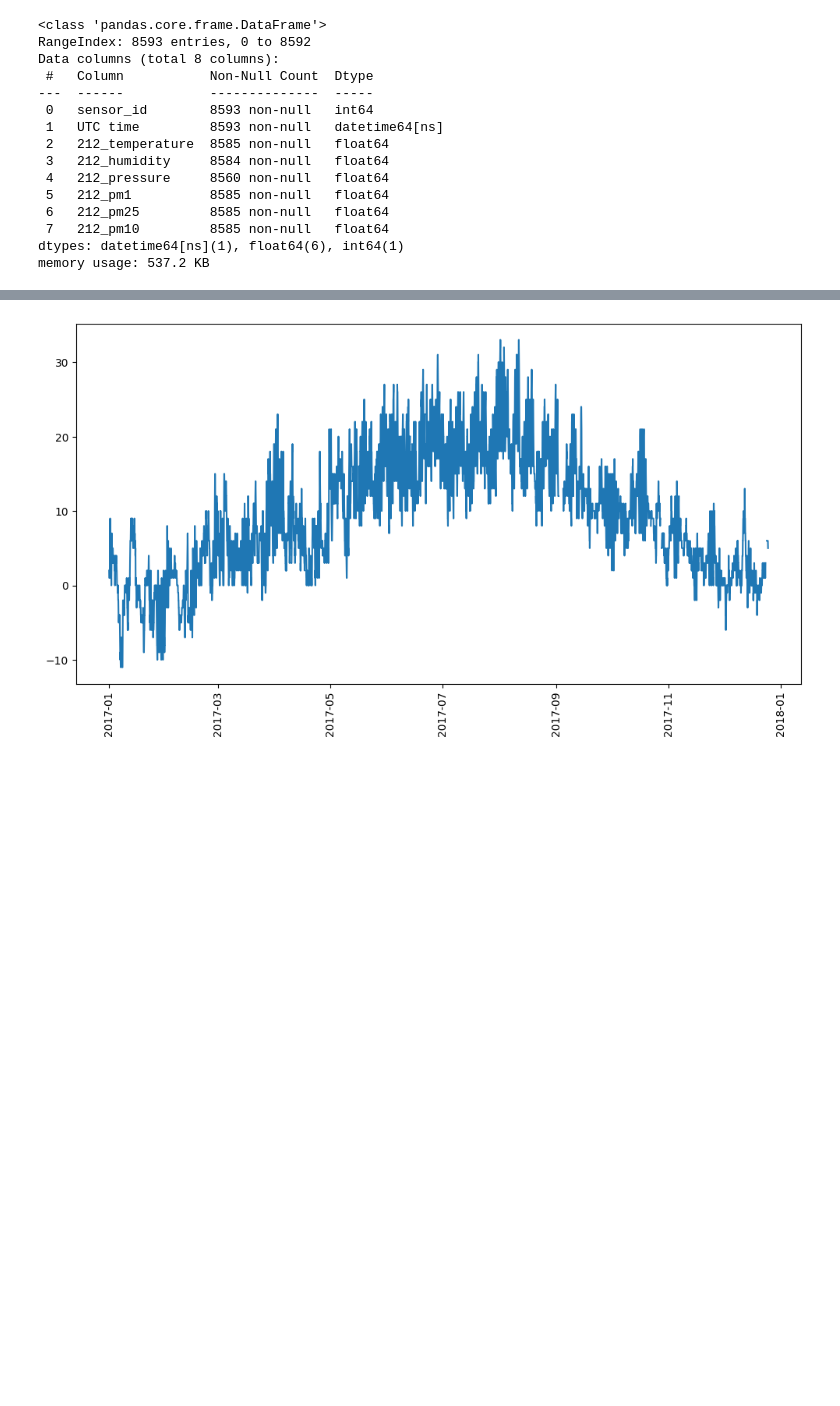
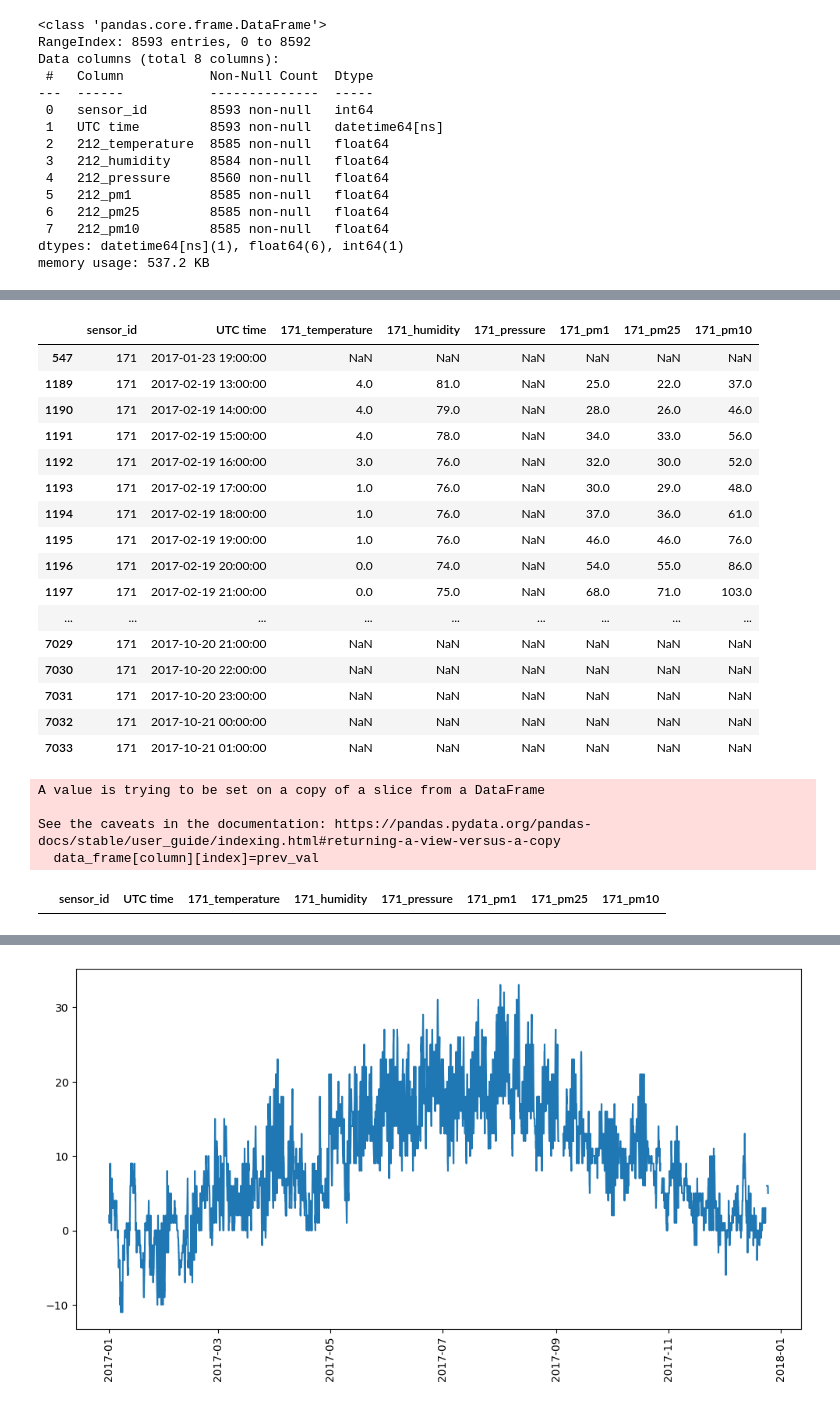
Before and after one commit to dan-ski/Air_quality, a Jupyter notebook: Air quality data preprocessing and analysis.ipynb, the cells around one changed output, grey strips where cells are left out. Saved outputs shown, nothing was run; the diff lists cells and outputs as text; code cells hidden in the pictures; blank space fills up the shorter version.

```diff
--- a/Air quality data preprocessing and analysis.ipynb
+++ b/Air quality data preprocessing and analysis.ipynb
@@ -897,0 +998,33 @@ new_sensor_dict[212][new_sensor_dict[212].isna().any(axis=1)]
+# %%
+pd.set_option('display.max_rows',200)
+# %%
+new_sensor_dict[171][new_sensor_dict[171].isna().any(axis=1)]
+# %% [output]
+|  | sensor_id | UTC time | 171_temperature | 171_humidity | 171_pressure | 171_pm1 | 171_pm25 | 171_pm10 |
+| 547 | 171 | 2017-01-23 19:00:00 | NaN | NaN | NaN | NaN | NaN | NaN |
+| 1189 | 171 | 2017-02-19 13:00:00 | 4.0 | 81.0 | NaN | 25.0 | 22.0 | 37.0 |
+| 1190 | 171 | 2017-02-19 14:00:00 | 4.0 | 79.0 | NaN | 28.0 | 26.0 | 46.0 |
+| 1191 | 171 | 2017-02-19 15:00:00 | 4.0 | 78.0 | NaN | 34.0 | 33.0 | 56.0 |
+| 1192 | 171 | 2017-02-19 16:00:00 | 3.0 | 76.0 | NaN | 32.0 | 30.0 | 52.0 |
+| 1193 | 171 | 2017-02-19 17:00:00 | 1.0 | 76.0 | NaN | 30.0 | 29.0 | 48.0 |
+| 1194 | 171 | 2017-02-19 18:00:00 | 1.0 | 76.0 | NaN | 37.0 | 36.0 | 61.0 |
+| 1195 | 171 | 2017-02-19 19:00:00 | 1.0 | 76.0 | NaN | 46.0 | 46.0 | 76.0 |
+| 1196 | 171 | 2017-02-19 20:00:00 | 0.0 | 74.0 | NaN | 54.0 | 55.0 | 86.0 |
+| 1197 | 171 | 2017-02-19 21:00:00 | 0.0 | 75.0 | NaN | 68.0 | 71.0 | 103.0 |
+| ... | ... | ... | ... | ... | ... | ... | ... | ... |
+| 7029 | 171 | 2017-10-20 21:00:00 | NaN | NaN | NaN | NaN | NaN | NaN |
+| 7030 | 171 | 2017-10-20 22:00:00 | NaN | NaN | NaN | NaN | NaN | NaN |
+| 7031 | 171 | 2017-10-20 23:00:00 | NaN | NaN | NaN | NaN | NaN | NaN |
+| 7032 | 171 | 2017-10-21 00:00:00 | NaN | NaN | NaN | NaN | NaN | NaN |
+| 7033 | 171 | 2017-10-21 01:00:00 | NaN | NaN | NaN | NaN | NaN | NaN |
+# %%
+replace_nan_with_prev(new_sensor_dict[171])
+# %% [output]
+A value is trying to be set on a copy of a slice from a DataFrame
+
+See the caveats in the documentation: https://pandas.pydata.org/pandas-docs/stable/user_guide/indexing.html#returning-a-view-versus-a-copy
+  data_frame[column][index]=prev_val
+# %%
+new_sensor_dict[171][new_sensor_dict[171].isna().any(axis=1)]
+# %% [output]
+|  | sensor_id | UTC time | 171_temperature | 171_humidity | 171_pressure | 171_pm1 | 171_pm25 | 171_pm10 |
```
Also changed, not shown: parts of 54 cells of this notebook.
